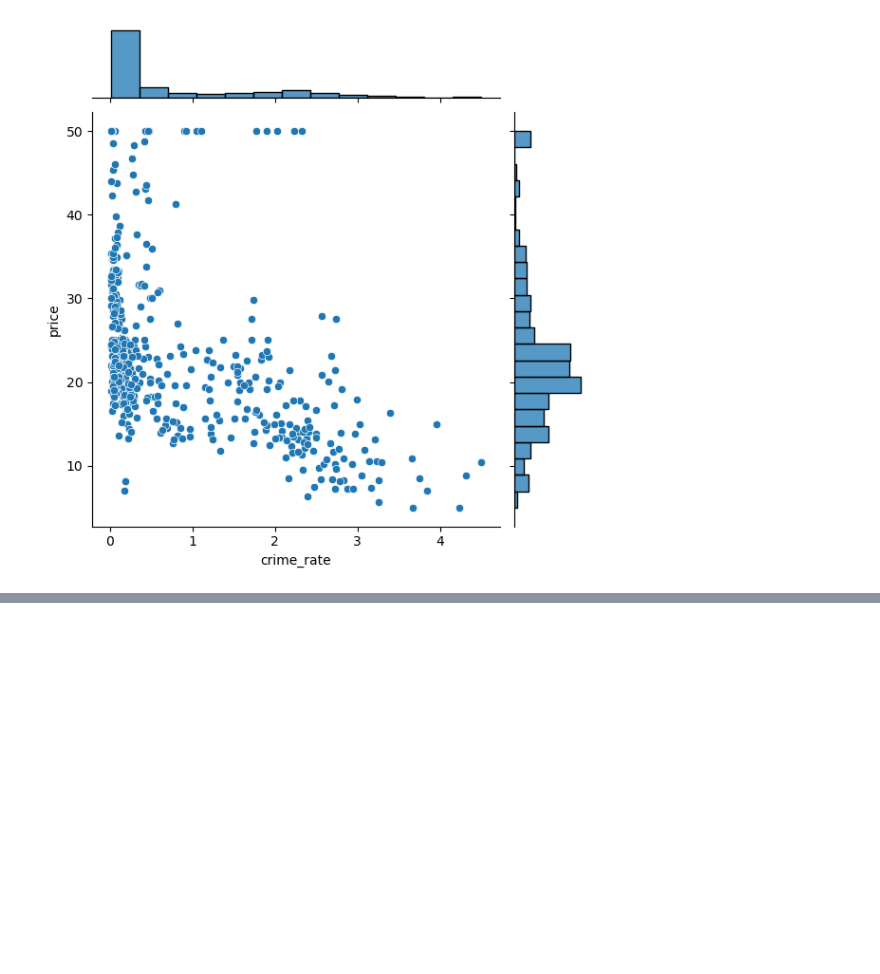
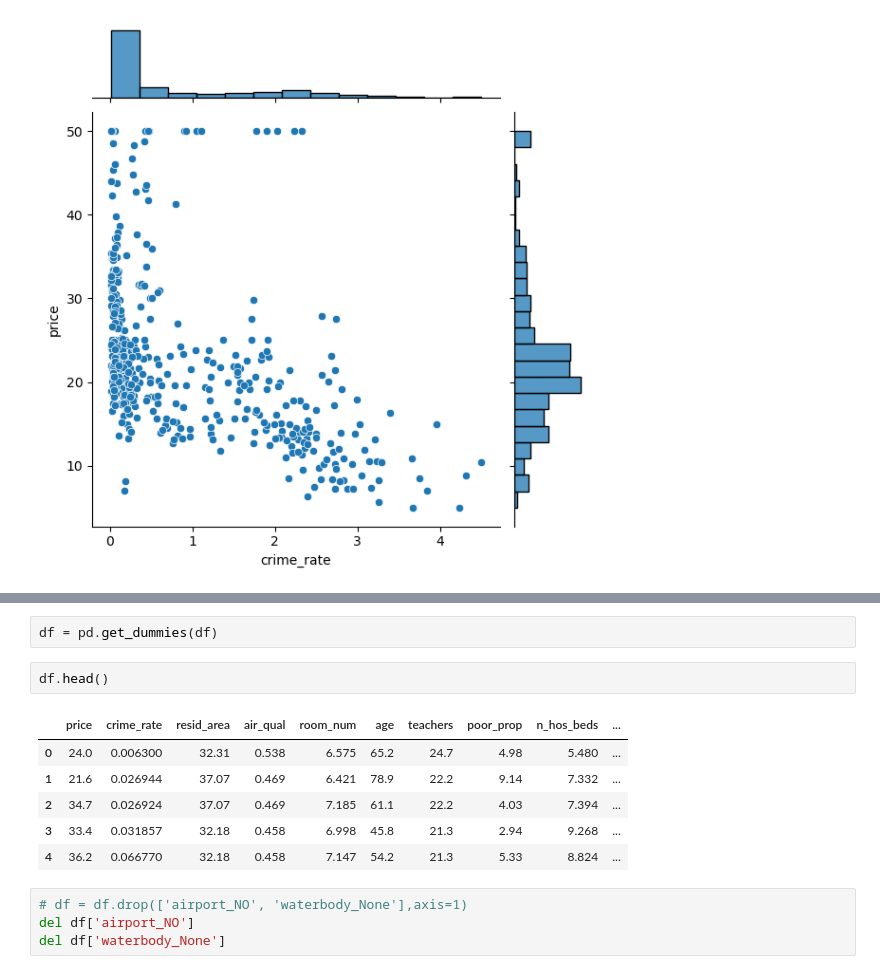
Before and after one commit to Glamorous9754/Practice-in-Jupyter, a Jupyter notebook: Data Pre-Processing for Linear Regression.ipynb, the cells around one changed output, grey strips where cells are left out. Saved outputs shown, nothing was run; the diff lists cells and outputs as text; blank space fills up the shorter version.

```diff
--- a/Data Pre-Processing for Linear Regression.ipynb
+++ b/Data Pre-Processing for Linear Regression.ipynb
@@ -277 +259,16 @@ dtypes: float64(11), int64(1), object(3)
 memory usage: 59.4+ KB
+# %%
+df = pd.get_dummies(df)
+# %%
+df.head()
+# %% [output]
+|  | price | crime_rate | resid_area | air_qual | room_num | age | teachers | poor_prop | n_hos_beds | ... |
+| 0 | 24.0 | 0.006300 | 32.31 | 0.538 | 6.575 | 65.2 | 24.7 | 4.98 | 5.480 | ... |
+| 1 | 21.6 | 0.026944 | 37.07 | 0.469 | 6.421 | 78.9 | 22.2 | 9.14 | 7.332 | ... |
+| 2 | 34.7 | 0.026924 | 37.07 | 0.469 | 7.185 | 61.1 | 22.2 | 4.03 | 7.394 | ... |
+| 3 | 33.4 | 0.031857 | 32.18 | 0.458 | 6.998 | 45.8 | 21.3 | 2.94 | 9.268 | ... |
+| 4 | 36.2 | 0.066770 | 32.18 | 0.458 | 7.147 | 54.2 | 21.3 | 5.33 | 8.824 | ... |
+# %%
+# df = df.drop(['airport_NO', 'waterbody_None'],axis=1)
+del df['airport_NO']
+del df['waterbody_None']
```
Also changed, not shown: parts of 7 cells of this notebook, 1 other file.
